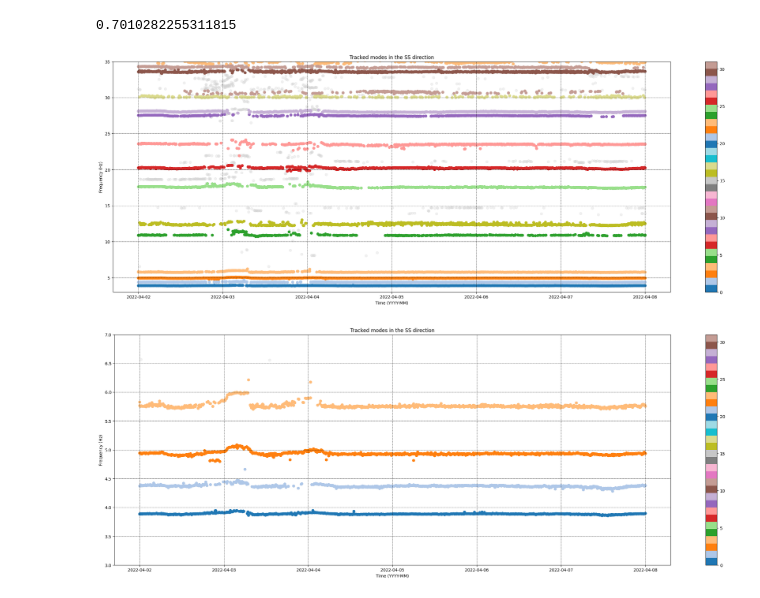
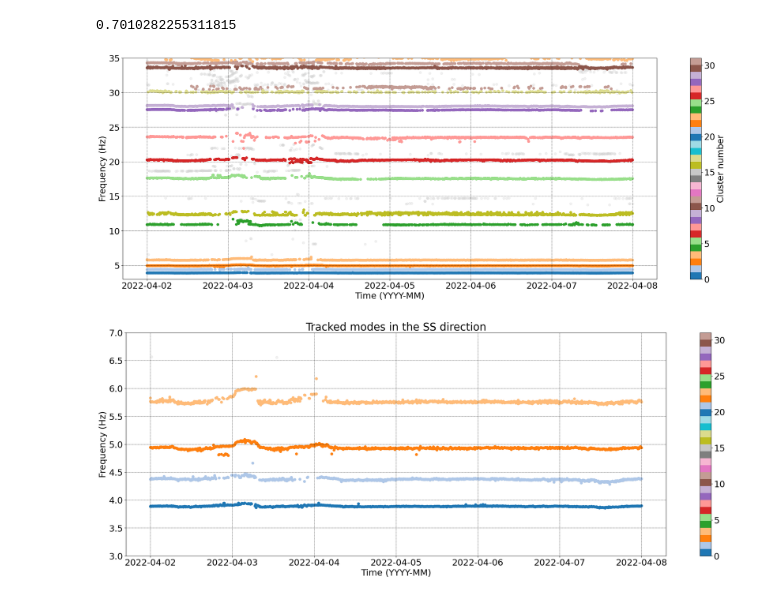
Before and after one commit to OWI-Lab/oma_clustering, a Jupyter notebook: notebooks/tutorials/oma_clustering_hdbscan.ipynb, the cells around one changed output. Drawn from its saved outputs; the diff is of its cells as text; code cells hidden in the pictures.

```diff
--- a/notebooks/tutorials/oma_clustering_hdbscan.ipynb
+++ b/notebooks/tutorials/oma_clustering_hdbscan.ipynb
@@ -66,40 +66,42 @@ score
 # %% [output]
 0.7010282255311815
 # %%
+plt.rcParams.update({'font.size': 22})
+
 clustering_data = sensor_data
 
 fig, ax = plt.subplots(figsize = (30,10))
 
 ax.scatter(clustering_data.index, clustering_data['frequency'], alpha=0.3, color='lightgrey')
 # Create new colormap
 cmap = generate_colormap(len(clustered_modes.labels.unique()))
 
 im = ax.scatter(clustered_modes.index, clustered_modes['frequency'], c=clustered_modes['labels'], cmap = cmap)
 plt.grid(True, color='k', linestyle='--', linewidth=0.5)
-cbar = plt.colorbar(im, ax=ax)
+cbar = plt.colorbar(im, ax=ax,label='Cluster number')
+
 plt.xlabel('Time (YYYY-MM)')
 plt.ylabel('Frequency (Hz)')
-plt.title('Tracked modes in the SS direction')
 plt.ylim(3, 35)
 plt.show()
 
 # write figure to figure_path
 figure_path = os.path.join(PROJECT_PATH, 'figures', 'clustering', 'OMA7')
 fig.savefig(os.path.join(figure_path, 'HDBSCAN_clustering.png'), bbox_inches='tight')
 
 fig, ax = plt.subplots(figsize = (30,10))
 
 ax.scatter(clustering_data.index, clustering_data['frequency'], alpha=0.3, color='lightgrey')
 cmap = generate_colormap(len(clustered_modes.labels.unique()))
 
 im = ax.scatter(clustered_modes.index, clustered_modes['frequency'], c=clustered_modes['labels'], cmap = cmap)
 plt.grid(True, color='k', linestyle='--', linewidth=0.5)
 cbar = plt.colorbar(im, ax=ax)
 plt.xlabel('Time (YYYY-MM)')
 plt.ylabel('Frequency (Hz)')
 plt.title('Tracked modes in the SS direction')
 plt.ylim(3, 7)
 plt.show()
 # %% [output]
-[figure, old version]
+[figure, new version]
-[figure, old version]
+[figure, new version]
```
Also changed, not shown: 3 other files.
